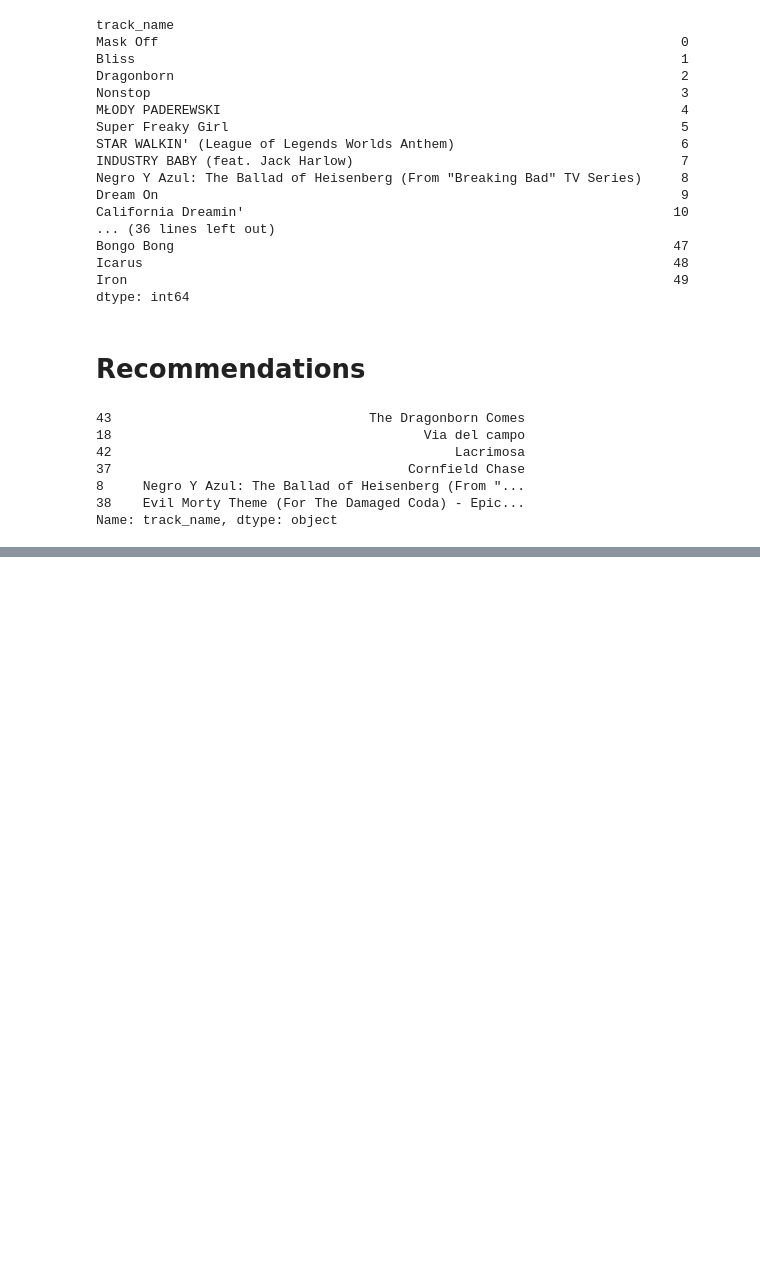
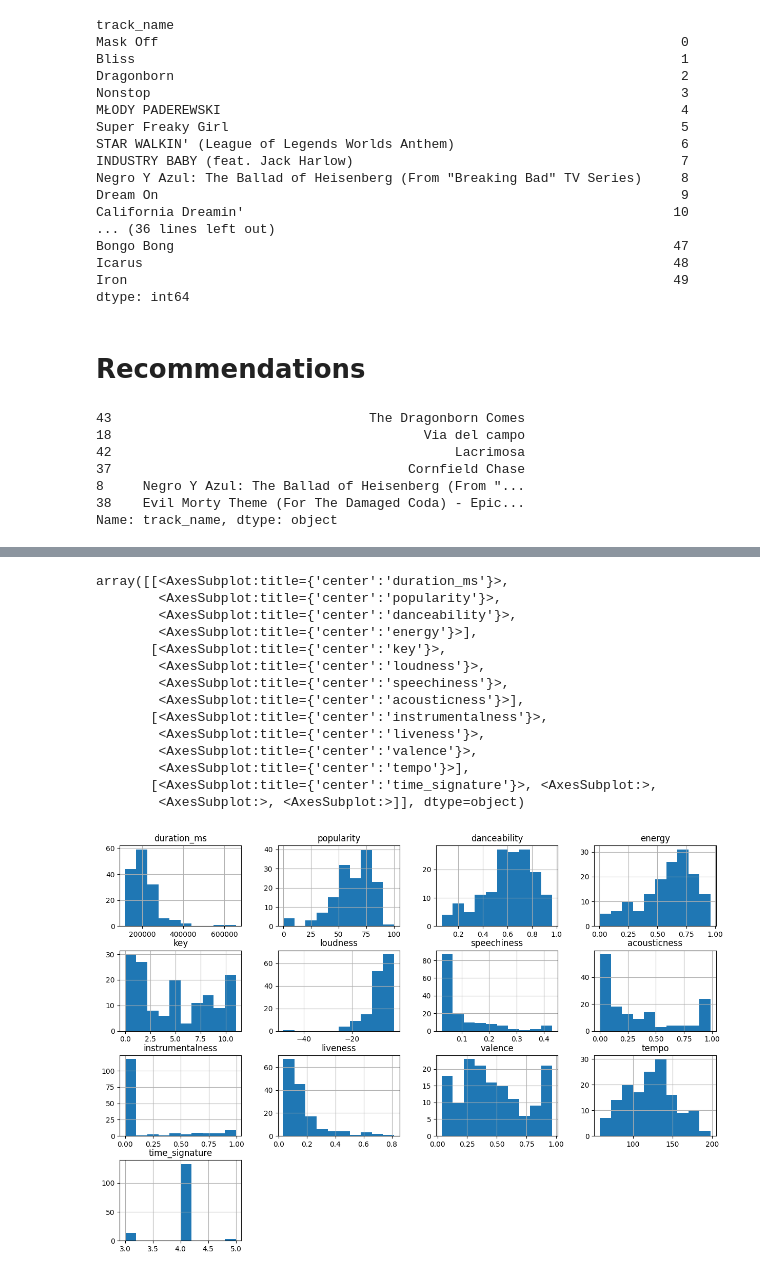
Before and after one commit to drmatczak/Spotify-project, a Jupyter notebook: API_exploration.ipynb, the cells around one changed output, grey strips where cells are left out. Saved outputs shown, nothing was run; the diff lists cells and outputs as text; code cells hidden in the pictures; blank space fills up the shorter version.

```diff
--- a/API_exploration.ipynb
+++ b/API_exploration.ipynb
@@ -197,0 +239,4 @@ Name: track_name, dtype: object
+# %%
+top_tracks = pd.concat([top_tracks_all_short_df, top_tracks_all_med_df, top_tracks_all_long_df])
+top_tracks = top_tracks.reset_index(drop = True)
+top_tracks.head()
@@ -197,0 +261,4 @@ Name: track_name, dtype: object
+# %%
+top_tracks.drop_duplicates()
+top_tracks = top_tracks.loc[:,~top_tracks.columns.duplicated()].copy()
+top_tracks.columns
@@ -197,0 +317,7 @@ Name: track_name, dtype: object
+# %%
+numerics = ['int16', 'int32', 'int64', 'float16', 'float32', 'float64']
+
+num_audio_features = top_tracks.select_dtypes(include=numerics)
+num_audio_features_lst = list(num_audio_features.columns)
+num_audio_features_lst.append("Timeframe")
+num_audio_features.columns
@@ -197,0 +342,3 @@ Name: track_name, dtype: object
+# %%
+cluster_feat = num_audio_features_lst[:-1]
+cluster_feat
@@ -197,0 +360,19 @@ Name: track_name, dtype: object
+# %%
+df_cluster = top_tracks[cluster_feat].drop("mode",axis = 1)
+df_cluster.hist(figsize= (15,10))
+# %% [output]
+array([[<AxesSubplot:title={'center':'duration_ms'}>,
+        <AxesSubplot:title={'center':'popularity'}>,
+        <AxesSubplot:title={'center':'danceability'}>,
+        <AxesSubplot:title={'center':'energy'}>],
+       [<AxesSubplot:title={'center':'key'}>,
+        <AxesSubplot:title={'center':'loudness'}>,
+        <AxesSubplot:title={'center':'speechiness'}>,
+        <AxesSubplot:title={'center':'acousticness'}>],
+       [<AxesSubplot:title={'center':'instrumentalness'}>,
+        <AxesSubplot:title={'center':'liveness'}>,
+        <AxesSubplot:title={'center':'valence'}>,
+        <AxesSubplot:title={'center':'tempo'}>],
+       [<AxesSubplot:title={'center':'time_signature'}>, <AxesSubplot:>,
+        <AxesSubplot:>, <AxesSubplot:>]], dtype=object)
+[figure, added]
```
Also changed, not shown: parts of 17 cells of this notebook.
